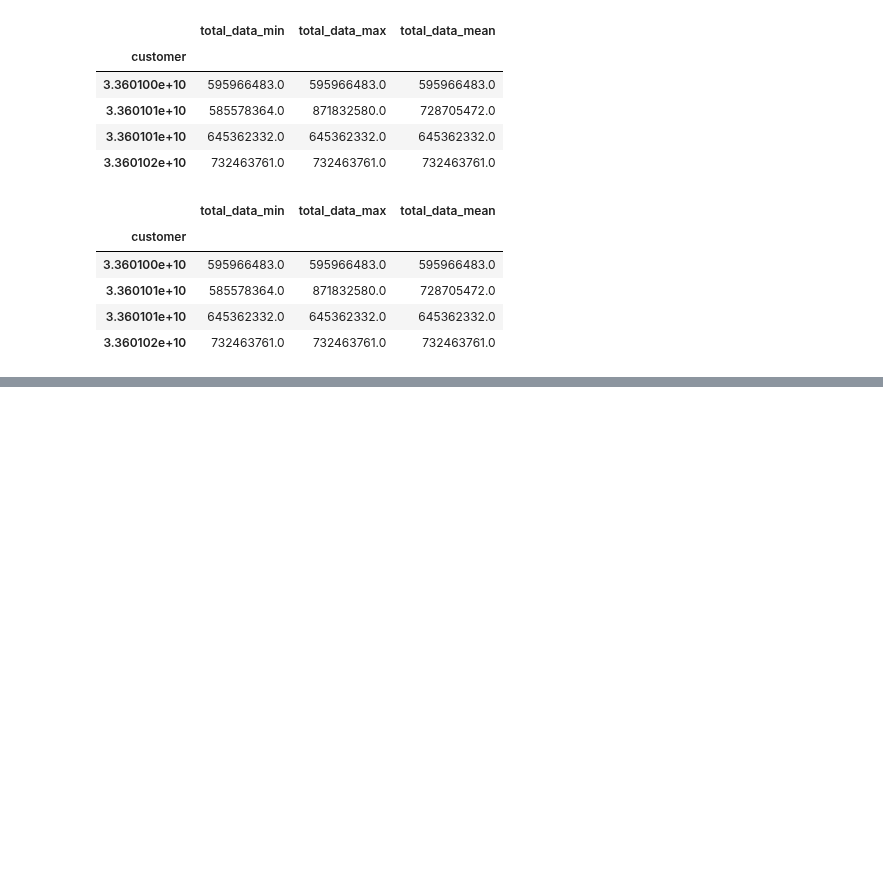
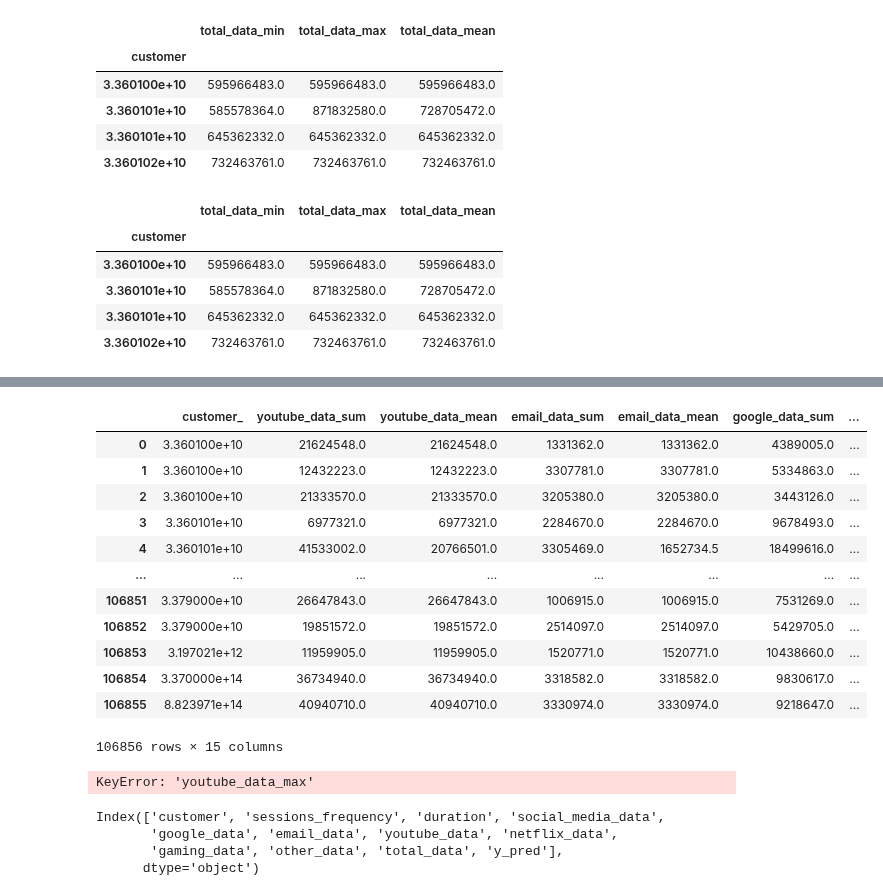
Before and after one commit to tutorialcreation/TelComChallenge, a Jupyter notebook: notebooks/Modelling.ipynb, the cells around one changed output, grey strips where cells are left out. Saved outputs shown, nothing was run; the diff lists cells and outputs as text; code cells hidden in the pictures; blank space fills up the shorter version.

Commit message:
added all applications data aggregations

```diff
--- a/notebooks/Modelling.ipynb
+++ b/notebooks/Modelling.ipynb
@@ -317,0 +301,38 @@ top_customers_social_media.head(10)
+# %%
+applications_stats = app_df.groupby(['customer'], as_index=False).agg({
+    'youtube_data':['sum','mean'],
+    'email_data':['sum','mean'],
+    'google_data':['sum','mean'],
+    'netflix_data':['sum','mean'],
+    'social_media_data':['sum','mean'],
+    'gaming_data':['sum','mean'],
+    'other_data':['sum','mean']
+})
+applications_stats.columns = ["_".join(x) for x in applications_stats.columns.ravel()]
+# %%
+applications_stats
+# %% [output]
+|  | customer_ | youtube_data_sum | youtube_data_mean | email_data_sum | email_data_mean | google_data_sum | ... |
+| 0 | 3.360100e+10 | 21624548.0 | 21624548.0 | 1331362.0 | 1331362.0 | 4389005.0 | ... |
+| 1 | 3.360100e+10 | 12432223.0 | 12432223.0 | 3307781.0 | 3307781.0 | 5334863.0 | ... |
+| 2 | 3.360100e+10 | 21333570.0 | 21333570.0 | 3205380.0 | 3205380.0 | 3443126.0 | ... |
+| 3 | 3.360101e+10 | 6977321.0 | 6977321.0 | 2284670.0 | 2284670.0 | 9678493.0 | ... |
+| 4 | 3.360101e+10 | 41533002.0 | 20766501.0 | 3305469.0 | 1652734.5 | 18499616.0 | ... |
+| ... | ... | ... | ... | ... | ... | ... | ... |
+| 106851 | 3.379000e+10 | 26647843.0 | 26647843.0 | 1006915.0 | 1006915.0 | 7531269.0 | ... |
+| 106852 | 3.379000e+10 | 19851572.0 | 19851572.0 | 2514097.0 | 2514097.0 | 5429705.0 | ... |
+| 106853 | 3.197021e+12 | 11959905.0 | 11959905.0 | 1520771.0 | 1520771.0 | 10438660.0 | ... |
+| 106854 | 3.370000e+14 | 36734940.0 | 36734940.0 | 3318582.0 | 3318582.0 | 9830617.0 | ... |
+| 106855 | 8.823971e+14 | 40940710.0 | 40940710.0 | 3330974.0 | 3330974.0 | 9218647.0 | ... |
+106856 rows × 15 columns
+# %%
+applications_stats.sort_values(by='youtube_data_max', ascending=False)
+# %% [output]
+KeyError: 'youtube_data_max'
+# %%
+app_df.columns
+# %% [output]
+Index(['customer', 'sessions_frequency', 'duration', 'social_media_data',
+       'google_data', 'email_data', 'youtube_data', 'netflix_data',
+       'gaming_data', 'other_data', 'total_data', 'y_pred'],
+      dtype='object')
```
Also changed, not shown: parts of 22 cells of this notebook.
